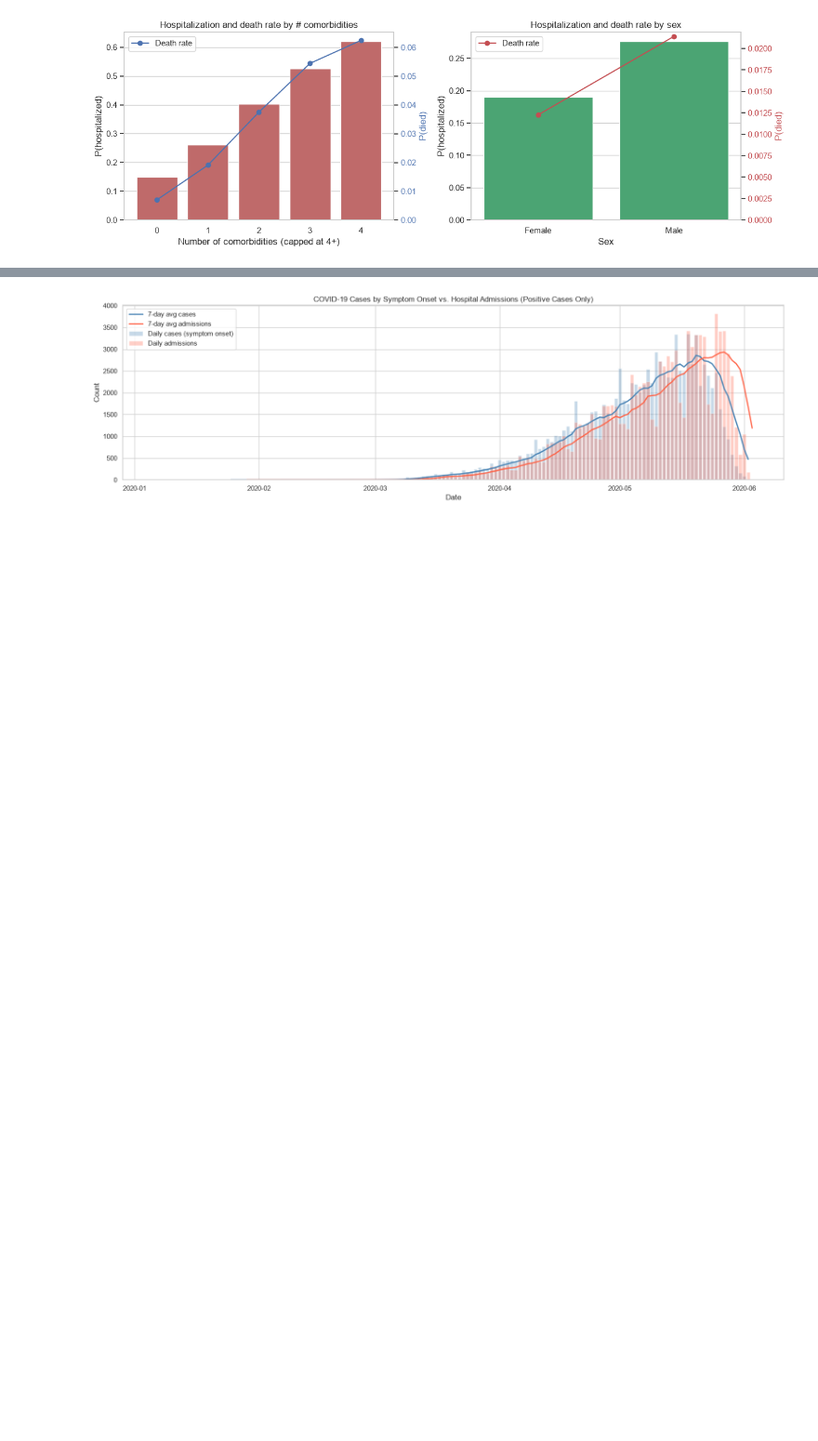
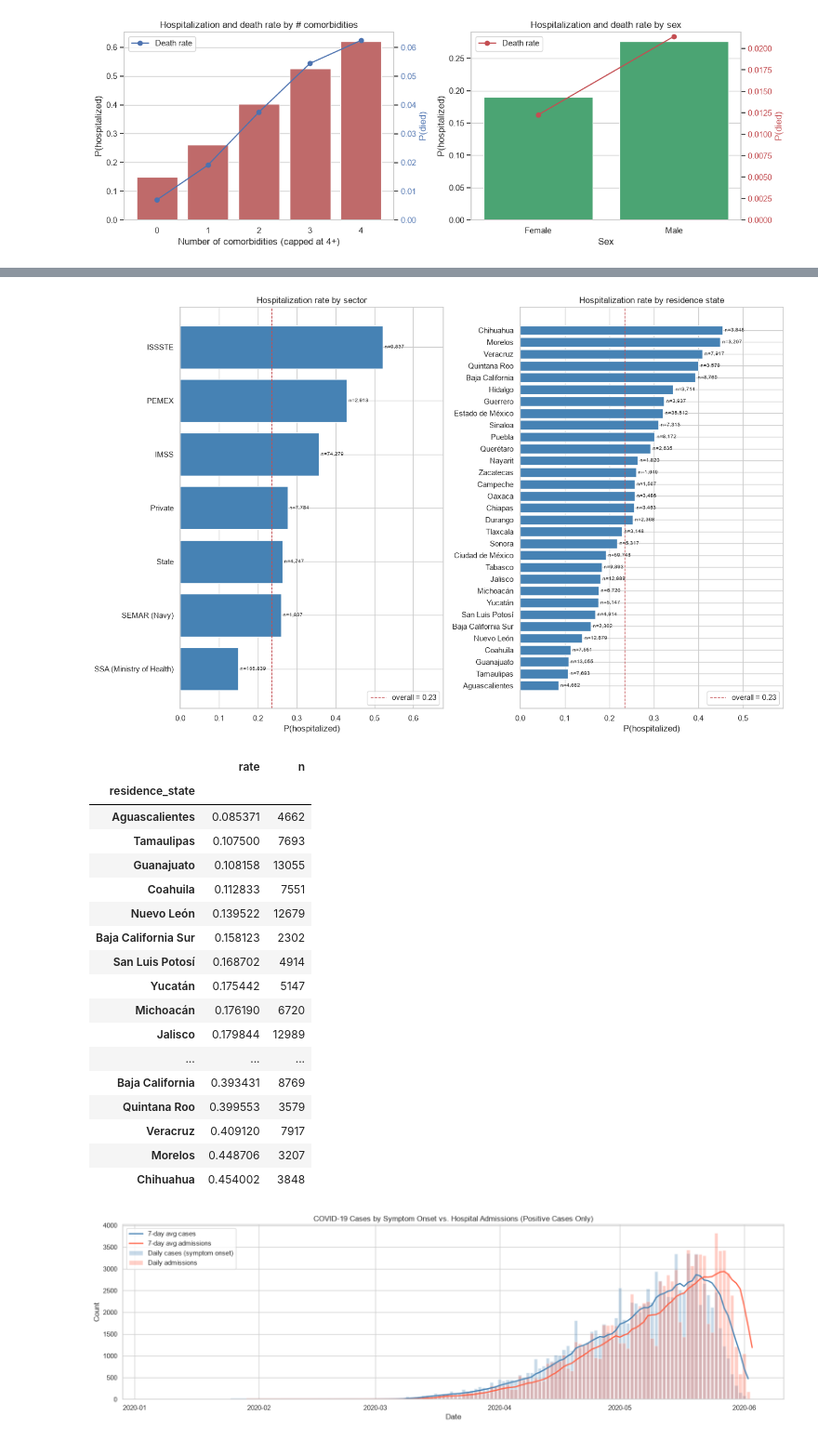
Before and after one commit to dfd0430/ml, a Jupyter notebook: project_notebook_v3.ipynb, the cells around one changed output, grey strips where cells are left out. Shown at 93% size. Drawn from its saved outputs; the diff is of its cells as text; code cells hidden in the pictures; blank space fills up the shorter version.

Commit message:
add some new visual as the one before was kinda terrible

```diff
--- a/project_notebook_v3.ipynb
+++ b/project_notebook_v3.ipynb
@@ -462 +376,50 @@ cluster
+# %%
+# EDA plot 3b: hospitalization rate by sector and by residence state.
+meta_levels = ['N/A', 'Ignored', 'Not specified']
+overall_rate = df['target'].mean()
+
+
+def rate_by(col, min_n=1000):
+    sub = df[df[col].notna() & ~df[col].isin(meta_levels)]
+    g = sub.groupby(col).agg(rate=('target', 'mean'), n=('target', 'size'))
+    return g[g['n'] >= min_n].sort_values('rate')
+
+
+by_sector = rate_by('sector')
+by_state = rate_by('residence_state')
+
+fig, axes = plt.subplots(1, 2, figsize=(14, 9))
+for ax, tbl, what in [(axes[0], by_sector, 'sector'), (axes[1], by_state, 'residence state')]:
+    ax.barh(tbl.index, tbl['rate'], color='steelblue')
+    ax.axvline(overall_rate, color='#C44E52', ls='--', lw=1,
+               label=f'overall = {overall_rate:.2f}')
+    for i, (r, n) in enumerate(zip(tbl['rate'], tbl['n'])):
+        ax.text(r + 0.005, i, f'n={n:,}', va='center', fontsize=7)
+    ax.set_xlim(0, tbl['rate'].max() * 1.3)
+    ax.set_xlabel('P(hospitalized)')
+    ax.set_title(f'Hospitalization rate by {what}')
+    ax.legend(loc='lower right')
+plt.tight_layout(); plt.show()
+
+by_state
+# %% [output]
+[figure, added]
+|  | rate | n |
+| residence_state |  |  |
+| Aguascalientes | 0.085371 | 4662 |
+| Tamaulipas | 0.107500 | 7693 |
+| Guanajuato | 0.108158 | 13055 |
+| Coahuila | 0.112833 | 7551 |
+| Nuevo León | 0.139522 | 12679 |
+| Baja California Sur | 0.158123 | 2302 |
+| San Luis Potosí | 0.168702 | 4914 |
+| Yucatán | 0.175442 | 5147 |
+| Michoacán | 0.176190 | 6720 |
+| Jalisco | 0.179844 | 12989 |
+| ... | ... | ... |
+| Baja California | 0.393431 | 8769 |
+| Quintana Roo | 0.399553 | 3579 |
+| Veracruz | 0.409120 | 7917 |
+| Morelos | 0.448706 | 3207 |
+| Chihuahua | 0.454002 | 3848 |
 # %%
```
Also changed, not shown: parts of 12 cells of this notebook.
